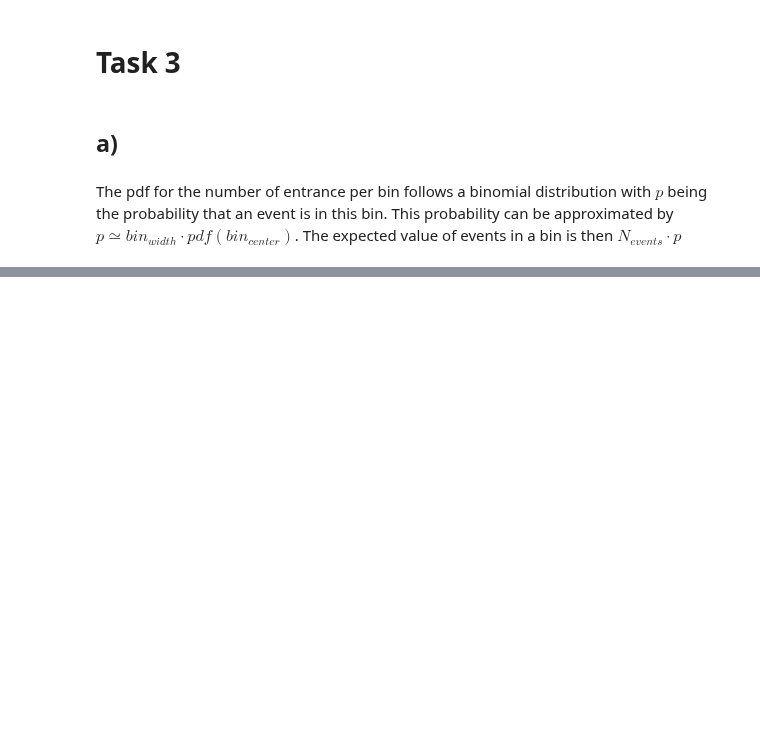
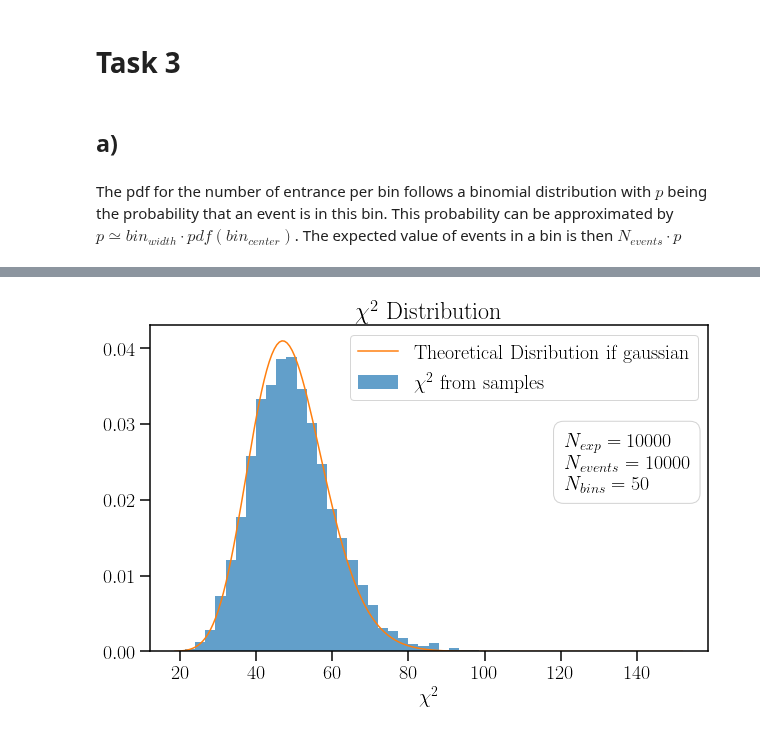
Before and after one commit to Nayaqs/stats, a Jupyter notebook: FinalProject-Andres.ipynb, the cells around one changed output, grey strips where cells are left out. Cells and saved outputs as stored; diff of their text form; code cells hidden in the pictures; blank space fills up the shorter version.

```diff
--- a/FinalProject-Andres.ipynb
+++ b/FinalProject-Andres.ipynb
@@ -381,0 +362,20 @@ plt.show()
+# %%
+plt.hist(chi2s,50,density=True,alpha=0.7,label = "$\chi^2$ from samples")
+
+xChi = np.linspace(chi2s.min(),chi2s.max(),200)
+yChi = stats.chi2.pdf(xChi, df = nbin-1,)
+plt.plot(xChi,yChi,label = "Theoretical Disribution if gaussian")
+
+plt.figtext(0.7,0.50,
+            '$N_{exp} = %i$'%Nexp3+
+            '\n$N_{events} = %i$'%Nev3+
+            '\n$N_{bins} = %i$'%nbin
+            ,bbox=dict(facecolor='white', edgecolor='lightgrey', boxstyle='round', pad=0.5))
+
+
+plt.title("$\chi^2$ Distribution")
+plt.xlabel("$\chi^2$")
+plt.legend()
+plt.show()
+# %% [output]
+[figure, added]
```
Also changed, not shown: parts of 18 cells of this notebook.
